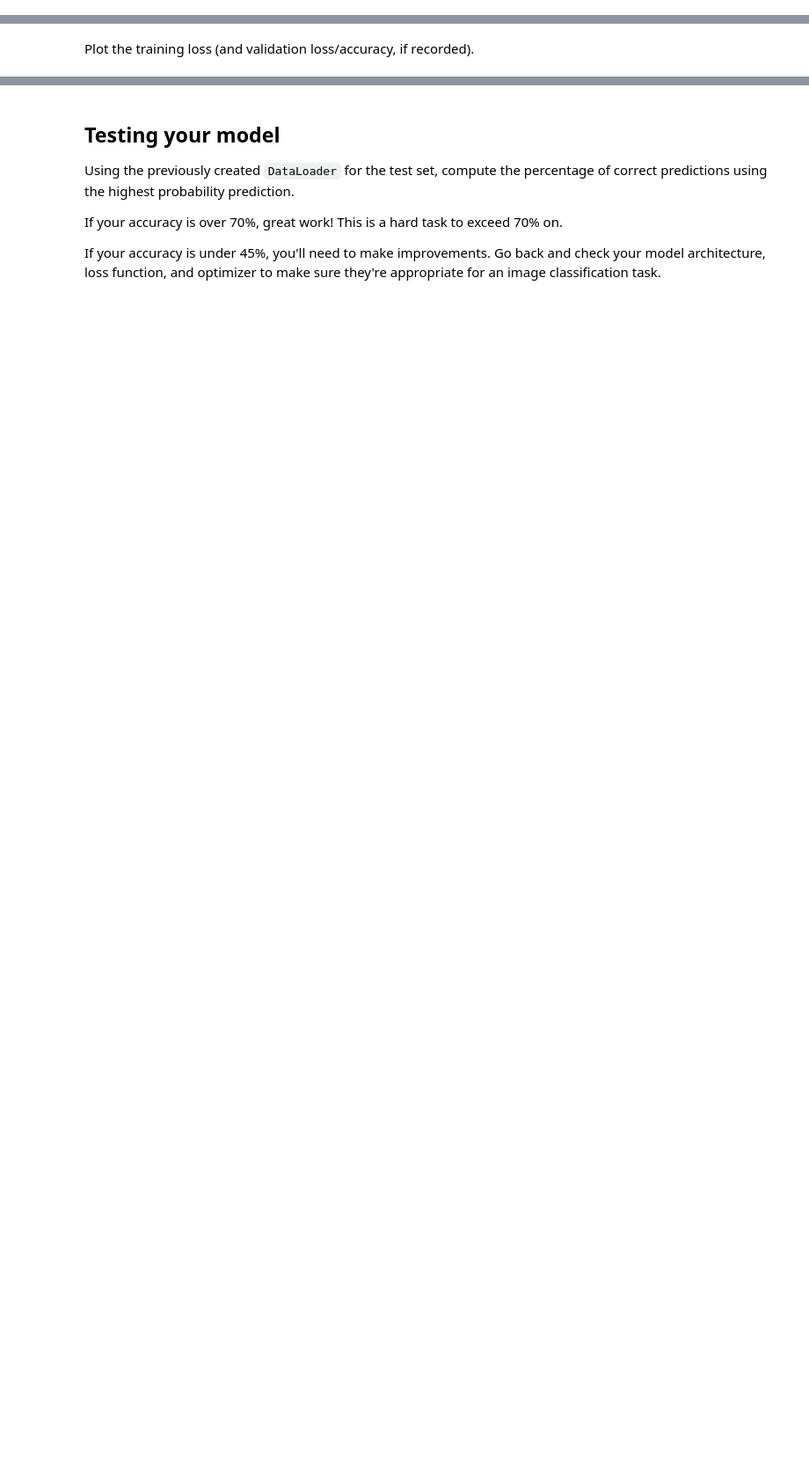
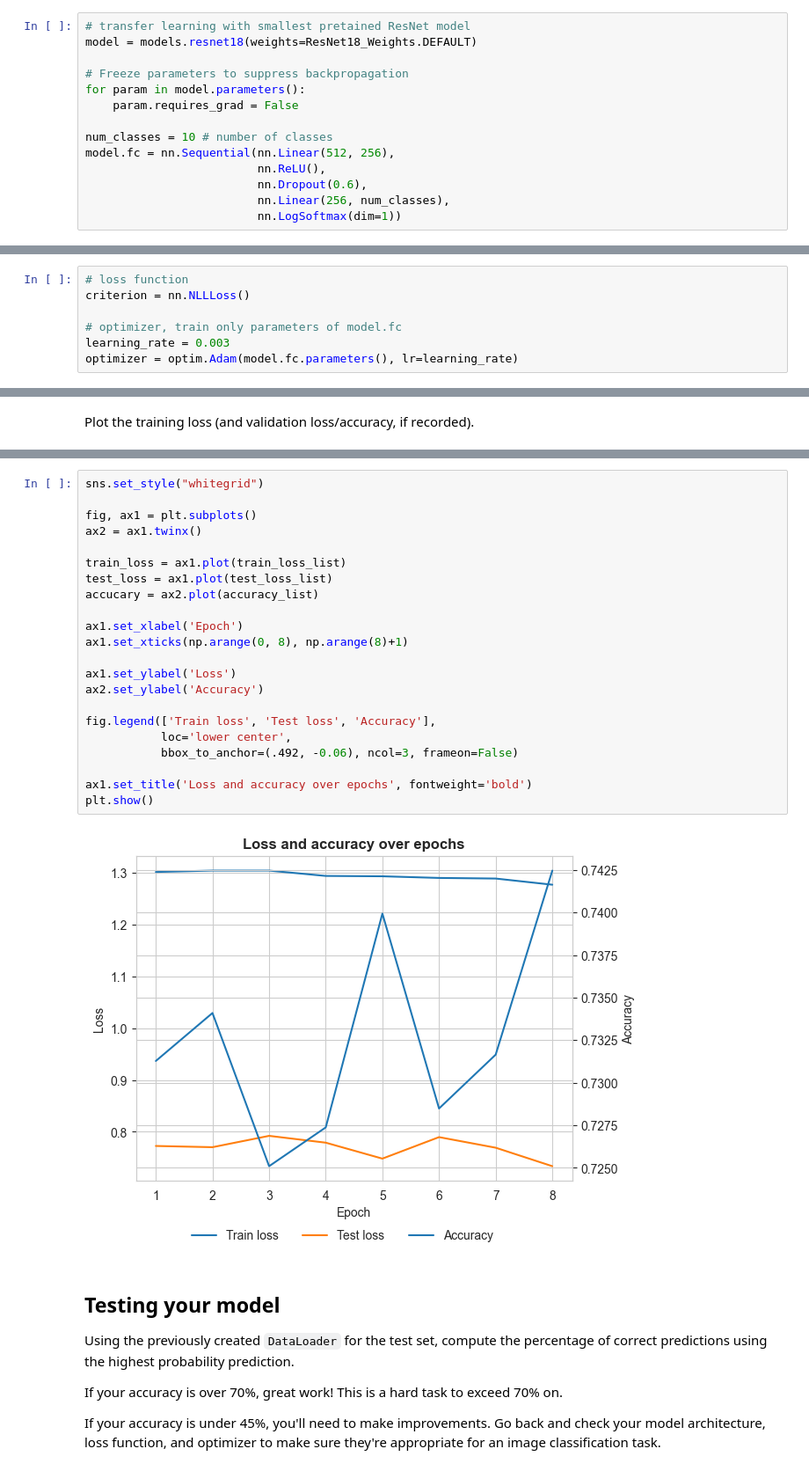
Before and after one commit to hbxbgrw7913/ResNet18-on-CIFAR10, a Jupyter notebook: CIFAR-10_Image_Classifier-STARTER.ipynb, the cells around one changed output, grey strips where cells are left out. Shown: that part at 88% size. Saved outputs shown, nothing was run; the diff lists cells and outputs as text; blank space fills up the shorter version.

```diff
--- a/CIFAR-10_Image_Classifier-STARTER.ipynb
+++ b/CIFAR-10_Image_Classifier-STARTER.ipynb
@@ -258,3 +133,17 @@ Epoch 1/3.. Train loss: -72.028.. Test loss: -0.232.. Test accuracy: 0.109
+# %%
+# transfer learning with smallest pretained ResNet model
+model = models.resnet18(weights=ResNet18_Weights.DEFAULT)
+
+# Freeze parameters to suppress backpropagation
+for param in model.parameters():
+    param.requires_grad = False
+
+num_classes = 10 # number of classes
+model.fc = nn.Sequential(nn.Linear(512, 256),
+                         nn.ReLU(),
+                         nn.Dropout(0.6),
+                         nn.Linear(256, num_classes),
+                         nn.LogSoftmax(dim=1))
 # %% [markdown]
 Specify a loss function and an optimizer, and instantiate the model.
 
@@ -264,3 +151,10 @@ If you use a less common loss function, please note why you chose that loss func
+# %%
+# loss function
+criterion = nn.NLLLoss()
+
+# optimizer, train only parameters of model.fc
+learning_rate = 0.003
+optimizer = optim.Adam(model.fc.parameters(), lr=learning_rate)
 # %% [markdown]
 ## Running your Neural Network
 Use whatever method you like to train your neural network, and ensure you record the average loss at each epoch.
@@ -276,3 +266,27 @@ Plot the training loss (and validation loss/accuracy, if recorded).
+# %%
+sns.set_style("whitegrid")
+
+fig, ax1 = plt.subplots()
+ax2 = ax1.twinx()
+
+train_loss = ax1.plot(train_loss_list)
+test_loss = ax1.plot(test_loss_list)
+accucary = ax2.plot(accuracy_list)
+
+ax1.set_xlabel('Epoch')
+ax1.set_xticks(np.arange(0, 8), np.arange(8)+1)
+
+ax1.set_ylabel('Loss')
+ax2.set_ylabel('Accuracy')
+
+fig.legend(['Train loss', 'Test loss', 'Accuracy'],
+           loc='lower center',
+           bbox_to_anchor=(.492, -0.06), ncol=3, frameon=False)
+
+ax1.set_title('Loss and accuracy over epochs', fontweight='bold')
+plt.show()
+# %% [output]
+[figure, added]
 # %% [markdown]
 ## Testing your model
 Using the previously created `DataLoader` for the test set, compute the percentage of correct predictions using the highest probability prediction.
```
Also changed, not shown: parts of 18 cells of this notebook.
